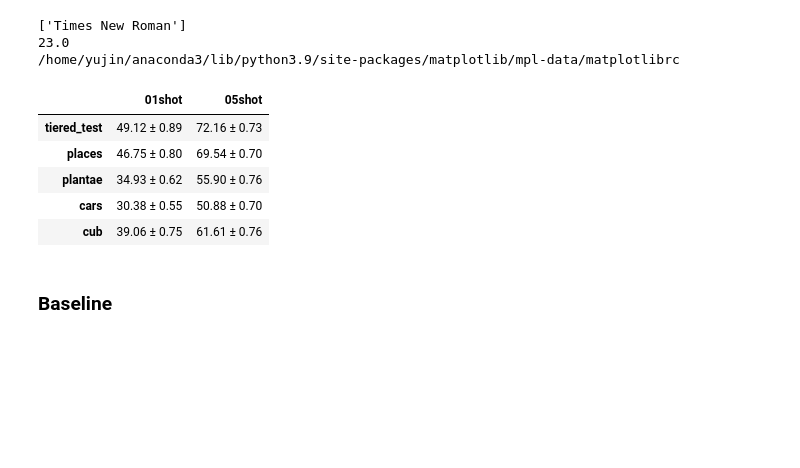
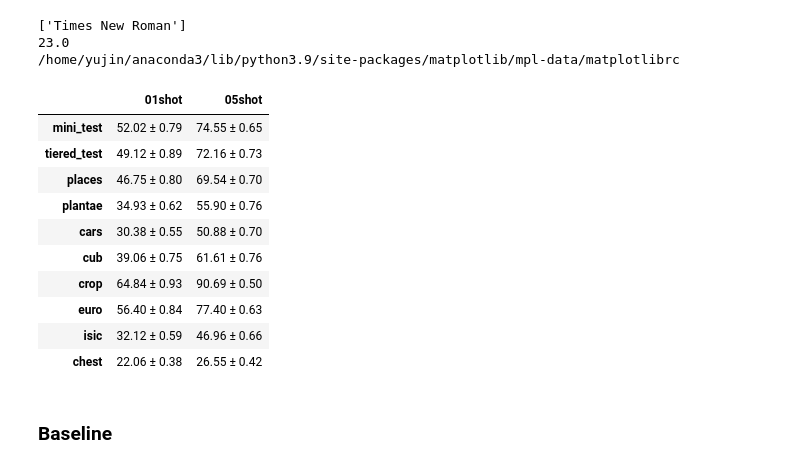
Before and after one commit to kimyuji/Fine-tune-with-Few-Samples, a Jupyter notebook: check_acc.ipynb, the cells around one changed output. Cells and saved outputs as stored; diff of their text form; code cells hidden in the pictures; blank space fills up the shorter version.

```diff
--- a/check_acc.ipynb
+++ b/check_acc.ipynb
@@ -28,22 +28,27 @@ matplotlib.rcParams['font.family'] = myfonts
 23.0
 /home/yujin/anaconda3/lib/python3.9/site-packages/matplotlib/mpl-data/matplotlibrc
 # %%
-result = pd.DataFrame(None, index=datas_fg, columns=['01shot', '05shot'])
+result = pd.DataFrame(None, index=datas, columns=['01shot', '05shot'])
 for data in result.index:
     for types in result.columns:
         path = "./logs/baseline/output/resnet10_simclr_LS_default/{}/05way_0{}_full_default/augmentation/base/test_history.csv".format(data, types)
         test_acc = pd.read_csv(path, index_col='Unnamed: 0')
         acc = '{:.2f} ± {:.2f}'.format(test_acc.mean()[-1] * 100,
                                                  1.96 * test_acc.std()[-1] / np.sqrt(600) * 100)
         result.loc[data][types] = acc
 display(result)
 # %% [output]
 |  | 01shot | 05shot |
+| mini_test | 52.02 ± 0.79 | 74.55 ± 0.65 |
 | tiered_test | 49.12 ± 0.89 | 72.16 ± 0.73 |
 | places | 46.75 ± 0.80 | 69.54 ± 0.70 |
 | plantae | 34.93 ± 0.62 | 55.90 ± 0.76 |
 | cars | 30.38 ± 0.55 | 50.88 ± 0.70 |
 | cub | 39.06 ± 0.75 | 61.61 ± 0.76 |
+| crop | 64.84 ± 0.93 | 90.69 ± 0.50 |
+| euro | 56.40 ± 0.84 | 77.40 ± 0.63 |
+| isic | 32.12 ± 0.59 | 46.96 ± 0.66 |
+| chest | 22.06 ± 0.38 | 26.55 ± 0.42 |
 # %% [markdown]
 ### Baseline
 # %%
```
Also changed, not shown: parts of 6 cells of this notebook, 4 other files.
